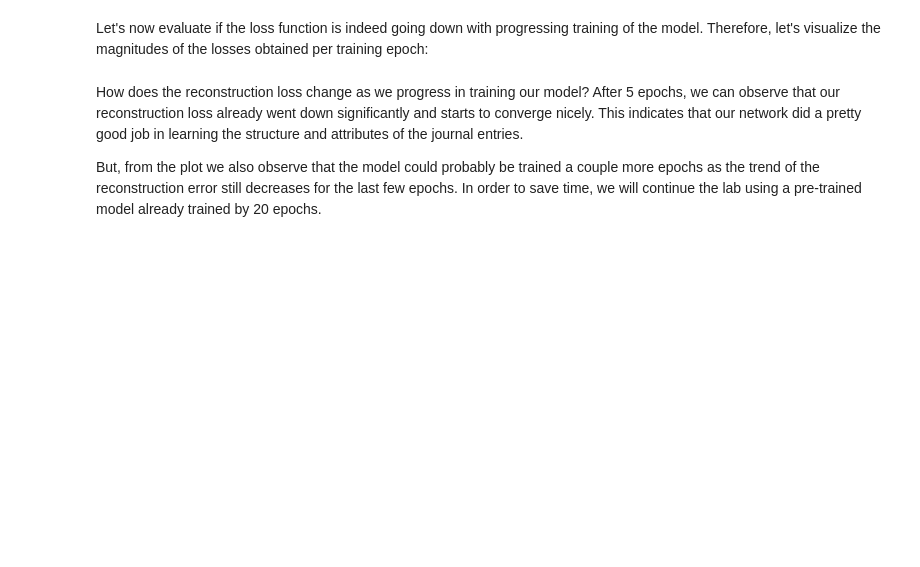
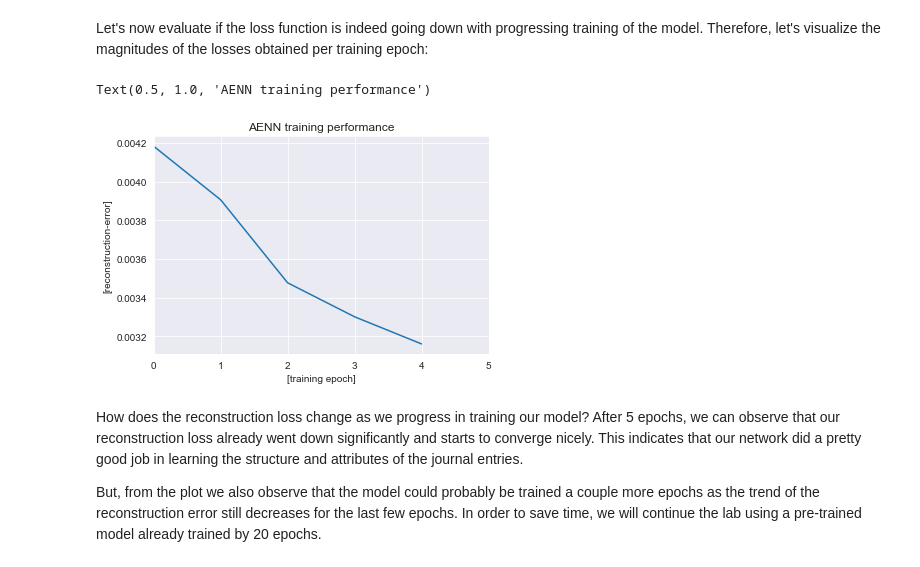
Before and after one commit to GitiHubi/deepAI, a Jupyter notebook: GTC_2018_CoLab.ipynb, the cells around one changed output. Saved outputs shown, nothing was run; the diff lists cells and outputs as text; code cells hidden in the pictures; blank space fills up the shorter version.

```diff
--- a/GTC_2018_CoLab.ipynb
+++ b/GTC_2018_CoLab.ipynb
@@ -598,14 +687,17 @@ In addition, after each training epoch we want to save a checkpoint for both the
 
 >- `torch.save()`: saves a checkpoint of the actual encoder and decoder model parameter values to disc.
 # %%
-# init collection of mini-batch losses
-losses = []
+# init collection of epoch losses
+epoch_losses = []
 
 # convert encoded transactional data to torch Variable
 data = autograd.Variable(torch_dataset)
 
 # train autoencoder model
 for epoch in range(num_epochs):
+
+    # init collection of epoch losses
+    mini_batch_losses = []
 
     # init mini batch counter
     mini_batch_count = 0
@@ -675,24 +767,17 @@ for epoch in range(num_epochs):
             # reset timer
             start_time = datetime.now()
 
+        # collect mini-batch loss
+        mini_batch_losses.extend([np.round(reconstruction_loss.item(), 4)])
+
     # =================== evaluate model performance =============================
 
-    # set networks in evaluation mode (don't apply dropout)
-    encoder_train.cpu().eval()
-    decoder_train.cpu().eval()
+    # collect mean training epoch loss
+    epoch_losses.extend([np.mean(mini_batch_losses)])
 
-    # reconstruct encoded transactional data
-    reconstruction = decoder_train(encoder_train(data))
-
-    # determine reconstruction loss - all transactions
-    reconstruction_loss_all = loss_function(reconstruction, data)
-
-    # collect reconstruction loss
-    losses.extend([reconstruction_loss_all.item()])
-
-    # print reconstuction loss results
+    # print training epoch results
     now = datetime.utcnow().strftime("%Y%m%d-%H:%M:%S")
-    print('[LOG {}] training status, epoch: [{:04}/{:04}], loss: {:.10f}'.format(now, (epoch+1), num_epochs, reconstruction_loss_all.item()))
+    print('[LOG {}] training status, epoch: [{:04}/{:04}], loss: {:.10f}'.format(now, (epoch+1), num_epochs, np.mean(mini_batch_losses)))
 
     # =================== save model snapshot to disk ============================
 
@@ -707,12 +810,15 @@ for epoch in range(num_epochs):
 Let's now evaluate if the loss function is indeed going down with progressing training of the model. Therefore, let's visualize the magnitudes of the losses obtained per training epoch:
 # %%
 # plot the training progress
-plt.plot(range(0, len(losses)), losses)
+plt.plot(range(0, len(epoch_losses)), epoch_losses)
 plt.xlabel('[training epoch]')
-plt.xlim([0, len(losses)])
+plt.xlim([0, len(epoch_losses)])
 plt.ylabel('[reconstruction-error]')
 #plt.ylim([0.0, 1.0])
 plt.title('AENN training performance')
+# %% [output]
+Text(0.5, 1.0, 'AENN training performance')
+[figure, added]
 # %% [markdown]
 How does the reconstruction loss change as we progress in training our model? After 5 epochs, we can observe that our reconstruction loss already went down significantly and starts to converge nicely. This indicates that our network did a pretty good job in learning the structure and attributes of the journal entries.
 
```
Also changed, not shown: parts of 17 cells of this notebook.
